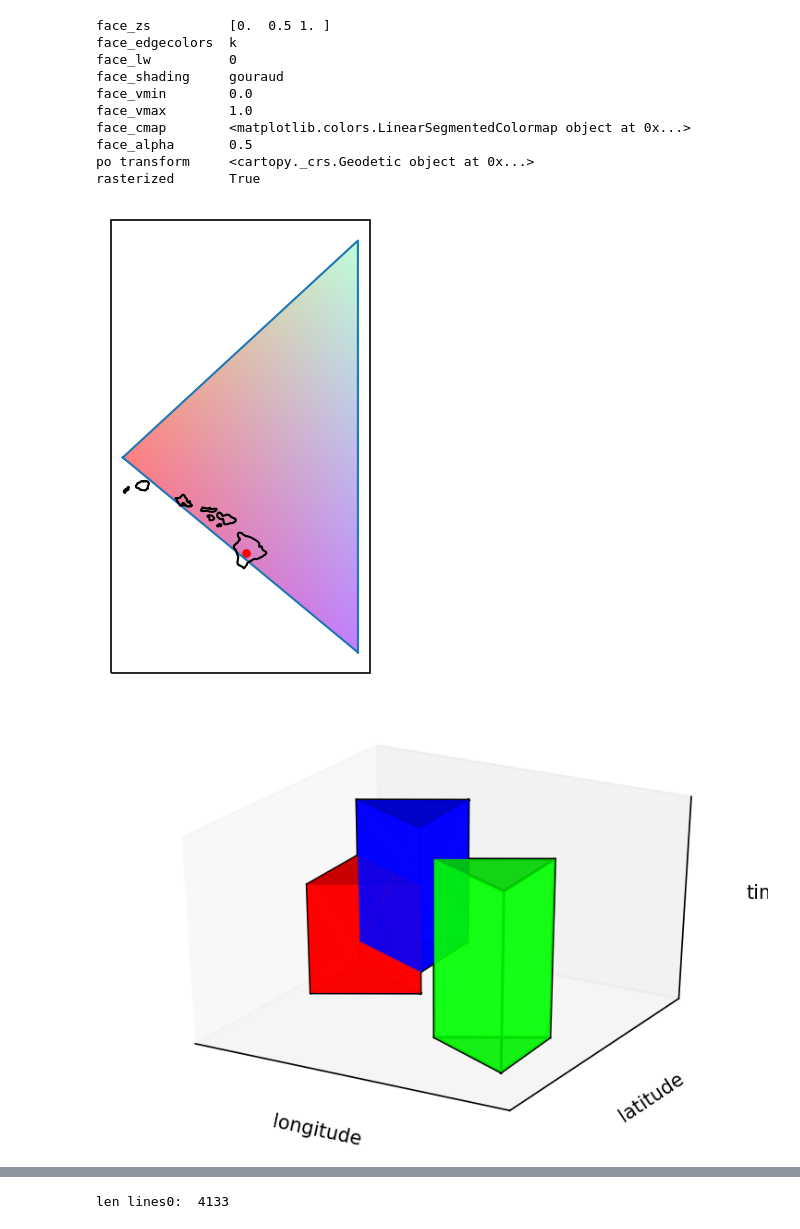
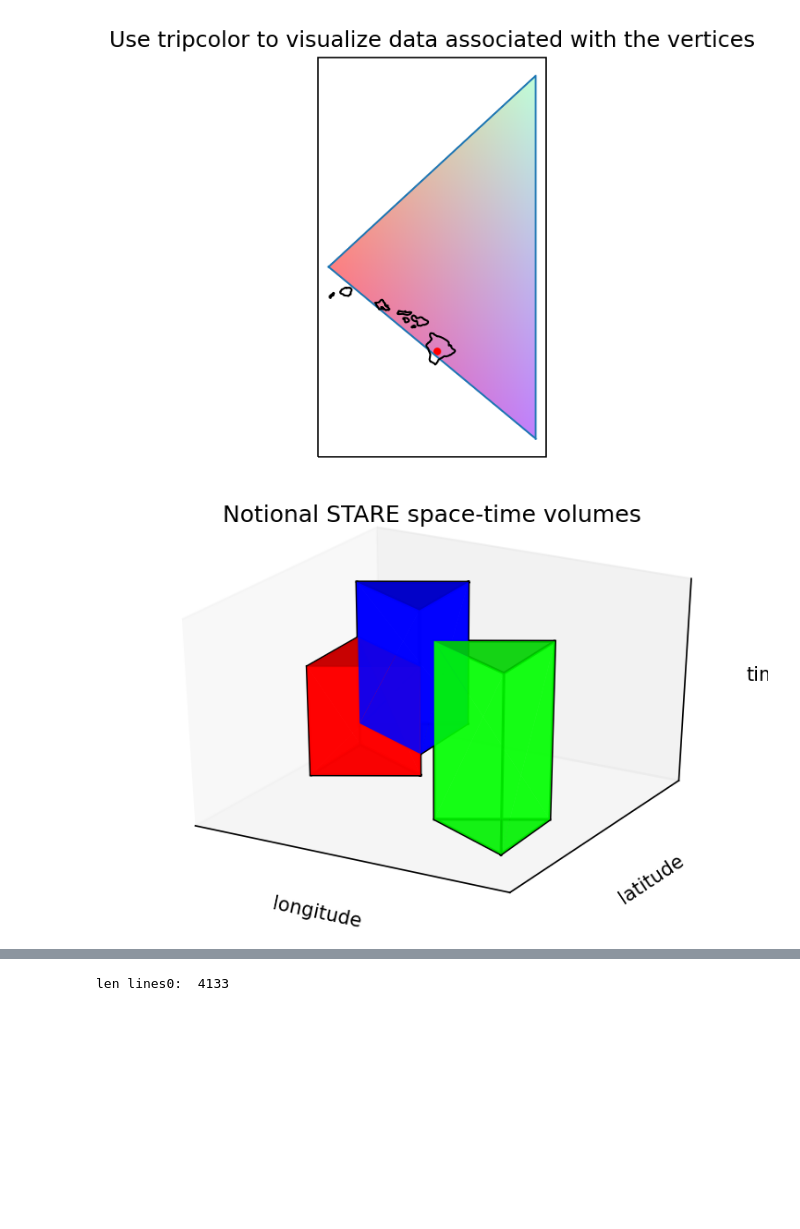
Before and after one commit to SpatioTemporal/hello_plot, a Jupyter notebook: examples/08-Pystareplotlib-1.ipynb, the cells around one changed output, grey strips where cells are left out. Drawn from its saved outputs; the diff is of its cells as text; code cells hidden in the pictures; blank space fills up the shorter version.

```diff
--- a/examples/08-Pystareplotlib-1.ipynb
+++ b/examples/08-Pystareplotlib-1.ipynb
@@ -117,44 +127,36 @@ face_vmax = 1.0
 face_edgecolors = 'k'
 face_cmap   = cd_cmap
 face_alpha  = tripcolor_alpha
 face_lw     = 0
 face_shading = 'gouraud'
 rasterized = True
 
 if True:
     # Plot the trixel associated with the spatial index value
     usr_figax, sivs_cache, sivs_triang = hello_plot(
         spatial_id
 #        ,plot_options = usr_plot_options
         ,face_zs = face_zs
         ,face_vmin = face_vmin
         ,face_vmax = face_vmax
         ,face_edgecolors = 'k'
         ,face_cmap   = cd_cmap
         ,face_alpha  = tripcolor_alpha
         ,face_lw     = 0
         ,face_shading = 'gouraud'
         ,show_fig=False
         ,rasterized = rasterized
+        ,verbose=False
     )
     # usr_figax = add_coastlines(figax_container(plt.subplots(subplot_kw={'projection':proj,'transform':transf})))
 
 # Plot the geolocation (lon,lat) as a red dot.
 usr_figax.ax.scatter([lon],[lat],s=10,c='r')
+plt.title('Use tripcolor to visualize data associated with the vertices')
 plt.show()
 del usr_figax
 # %% [output]
-face_zs          [0.  0.5 1. ]
-face_edgecolors  k
-face_lw          0
-face_shading     gouraud
-face_vmin        0.0
-face_vmax        1.0
-face_cmap        <matplotlib.colors.LinearSegmentedColormap object at 0x...>
-face_alpha       0.5
-po transform     <cartopy._crs.Geodetic object at 0x...>
-rasterized       True
-[figure, old version]
+[figure, new version]
 # %%
 usr_figax = FigAxContainer((plt.figure(),plt.axes(projection='3d')))
 
@@ -260,10 +262,11 @@ usr_figax.ax.set_ylabel('latitude')
 usr_figax.ax.get_zaxis().set_ticks([])
 usr_figax.ax.set_zlabel('time')
 
+plt.title('Notional STARE space-time volumes')
 plt.show()
 del usr_figax
 # %% [output]
-[figure, old version]
+[figure, new version]
 # %%
 usr_figax = FigAxContainer((plt.figure(),plt.axes(projection='3d')))
 
```
Also changed, not shown: parts of 39 cells of this notebook, 1 other file.
